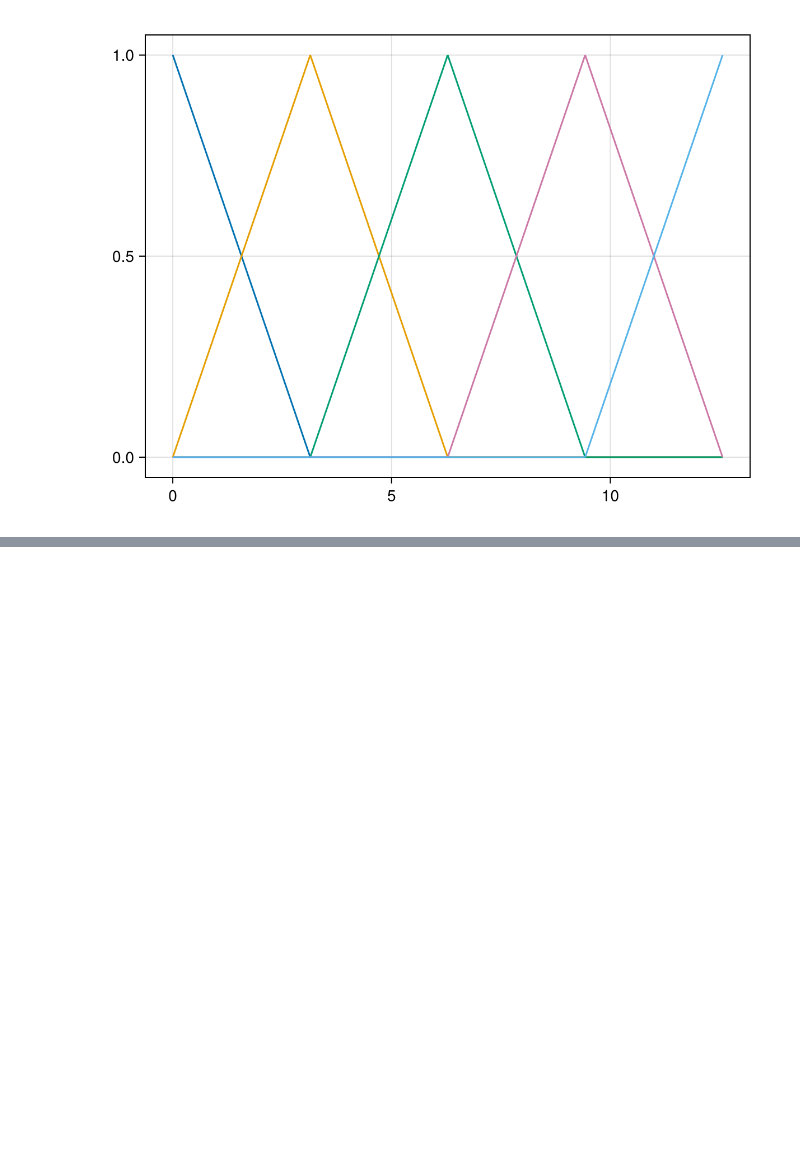
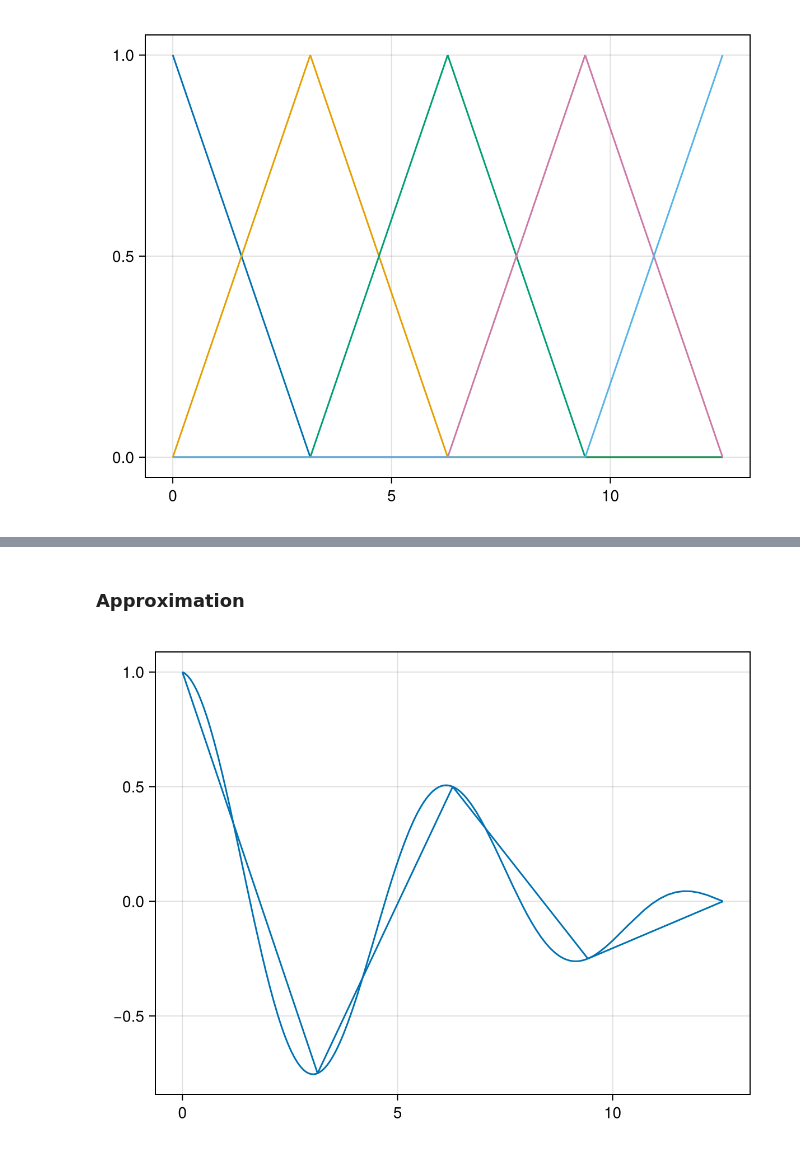
Before and after one commit to matthiasbaitsch/numPDE, a Jupyter notebook: aufgaben-loesung/02-approximation-von-funktionen.ipynb, the cells around one changed output, grey strips where cells are left out. Cells and saved outputs as stored; diff of their text form; code cells hidden in the pictures; blank space fills up the shorter version.

```diff
--- a/aufgaben-loesung/02-approximation-von-funktionen.ipynb
+++ b/aufgaben-loesung/02-approximation-von-funktionen.ipynb
@@ -45,0 +62,7 @@ fplot(uu)
+# %% [markdown]
+### Approximation
+# %%
+ha = sum(h.(nodes) .* phis)
+fplot(ha, h)
+# %% [output]
+[figure, added]
```
Also changed, not shown: parts of 23 cells of this notebook, 1 other file.
